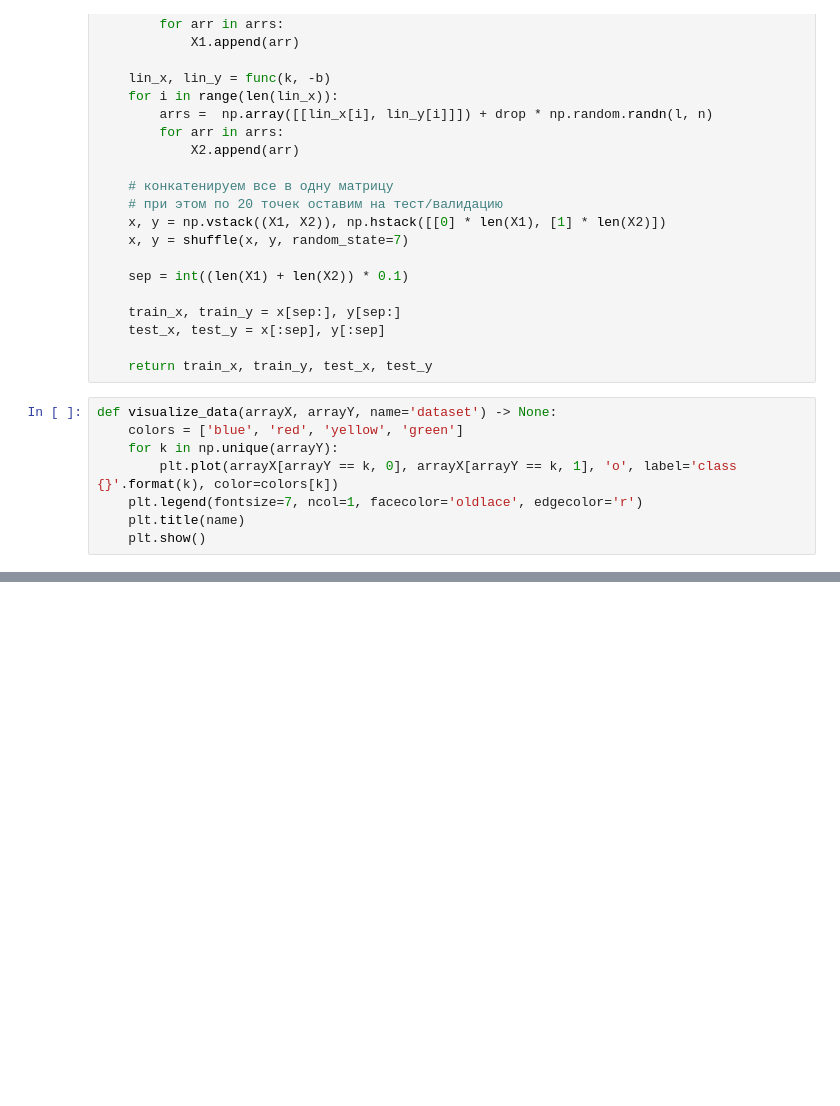
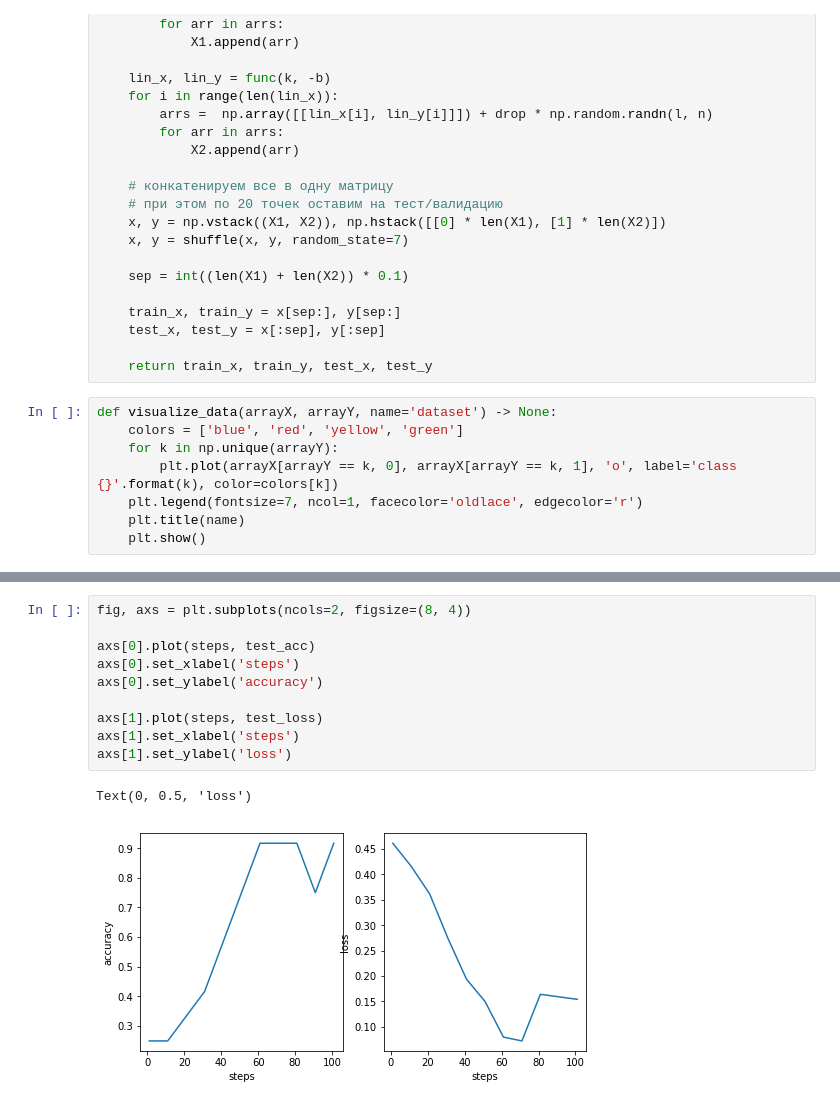
Before and after one commit to Kasymkhankhubiyev/Quatum_ML, a Jupyter notebook: GPU/Linear_Binary.ipynb, the cells around one changed output, grey strips where cells are left out. Cells and saved outputs as stored; diff of their text form; blank space fills up the shorter version.

Commit message:
ploted accuracy/loss according to num of epochs

```diff
--- a/GPU/Linear_Binary.ipynb
+++ b/GPU/Linear_Binary.ipynb
@@ -176,0 +188,13 @@ Loss on test set:  0.029456949
+# %%
+fig, axs = plt.subplots(ncols=2, figsize=(8, 4))
+
+axs[0].plot(steps, test_acc)
+axs[0].set_xlabel('steps')
+axs[0].set_ylabel('accuracy')
+
+axs[1].plot(steps, test_loss)
+axs[1].set_xlabel('steps')
+axs[1].set_ylabel('loss')
+# %% [output]
+Text(0, 0.5, 'loss')
+[figure, added]
```
Also changed, not shown: parts of 3 cells of this notebook.
